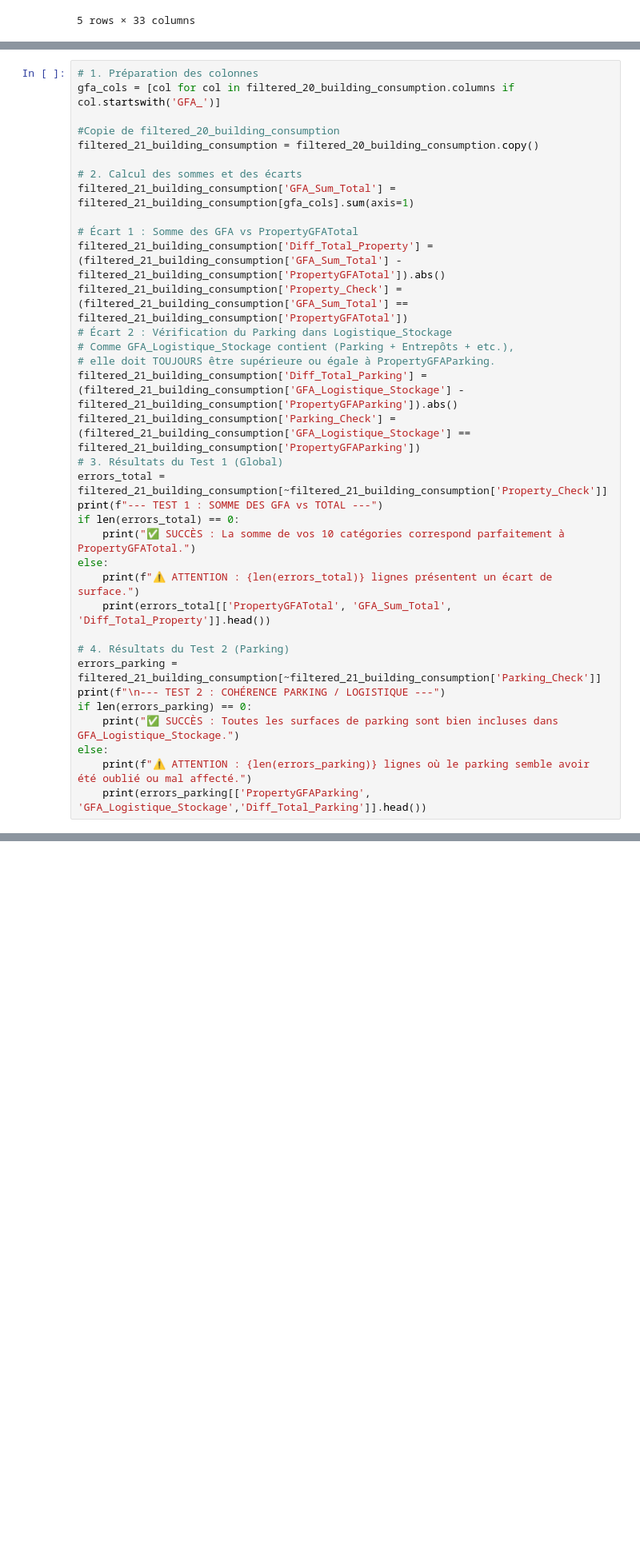
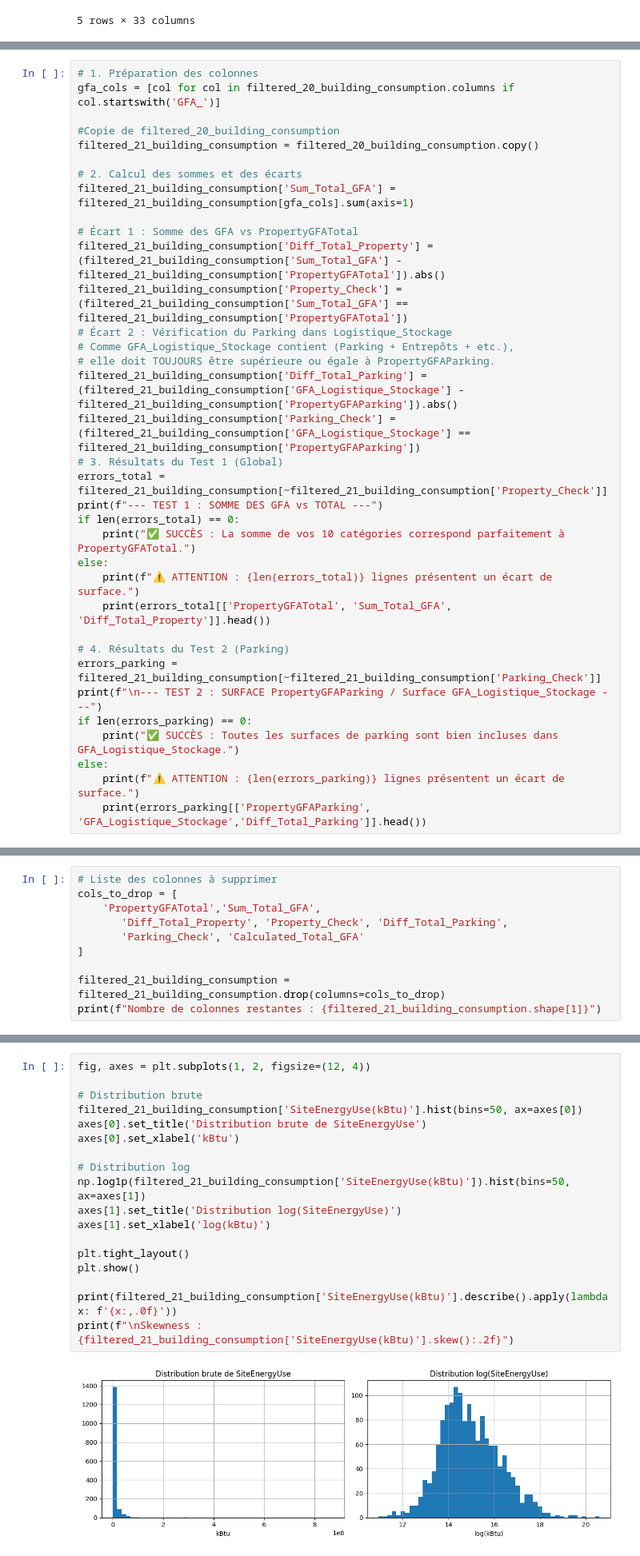
Before and after one commit to AxelFB1992/projet6, a Jupyter notebook: template_modelisation_supervisee.ipynb, the cells around one changed output, grey strips where cells are left out. Shown at 80% size. Cells and saved outputs as stored; diff of their text form; blank space fills up the shorter version.

```diff
--- a/template_modelisation_supervisee.ipynb
+++ b/template_modelisation_supervisee.ipynb
@@ -1545,11 +1534,11 @@ gfa_cols = [col for col in filtered_20_building_consumption.columns if col.start
 filtered_21_building_consumption = filtered_20_building_consumption.copy()
 
 # 2. Calcul des sommes et des écarts
-filtered_21_building_consumption['GFA_Sum_Total'] = filtered_21_building_consumption[gfa_cols].sum(axis=1)
+filtered_21_building_consumption['Sum_Total_GFA'] = filtered_21_building_consumption[gfa_cols].sum(axis=1)
 
 # Écart 1 : Somme des GFA vs PropertyGFATotal
-filtered_21_building_consumption['Diff_Total_Property'] = (filtered_21_building_consumption['GFA_Sum_Total'] - filtered_21_building_consumption['PropertyGFATotal']).abs()
-filtered_21_building_consumption['Property_Check'] = (filtered_21_building_consumption['GFA_Sum_Total'] == filtered_21_building_consumption['PropertyGFATotal'])
+filtered_21_building_consumption['Diff_Total_Property'] = (filtered_21_building_consumption['Sum_Total_GFA'] - filtered_21_building_consumption['PropertyGFATotal']).abs()
+filtered_21_building_consumption['Property_Check'] = (filtered_21_building_consumption['Sum_Total_GFA'] == filtered_21_building_consumption['PropertyGFATotal'])
 # Écart 2 : Vérification du Parking dans Logistique_Stockage
 # Comme GFA_Logistique_Stockage contient (Parking + Entrepôts + etc.),
 # elle doit TOUJOURS être supérieure ou égale à PropertyGFAParking.
@@ -1562,15 +1551,15 @@ if len(errors_total) == 0:
     print("✅ SUCCÈS : La somme de vos 10 catégories correspond parfaitement à PropertyGFATotal.")
 else:
     print(f"⚠️ ATTENTION : {len(errors_total)} lignes présentent un écart de surface.")
-    print(errors_total[['PropertyGFATotal', 'GFA_Sum_Total', 'Diff_Total_Property']].head())
+    print(errors_total[['PropertyGFATotal', 'Sum_Total_GFA', 'Diff_Total_Property']].head())
 
 # 4. Résultats du Test 2 (Parking)
 errors_parking = filtered_21_building_consumption[~filtered_21_building_consumption['Parking_Check']]
-print(f"\n--- TEST 2 : COHÉRENCE PARKING / LOGISTIQUE ---")
+print(f"\n--- TEST 2 : SURFACE PropertyGFAParking / Surface GFA_Logistique_Stockage ---")
 if len(errors_parking) == 0:
     print("✅ SUCCÈS : Toutes les surfaces de parking sont bien incluses dans GFA_Logistique_Stockage.")
 else:
-    print(f"⚠️ ATTENTION : {len(errors_parking)} lignes où le parking semble avoir été oublié ou mal affecté.")
+    print(f"⚠️ ATTENTION : {len(errors_parking)} lignes présentent un écart de surface.")
     print(errors_parking[['PropertyGFAParking', 'GFA_Logistique_Stockage','Diff_Total_Parking']].head())
 # %% [output]
 --- TEST 1 : SOMME DES GFA vs TOTAL ---
@@ -1618,0 +1675,10 @@ Name: Diff_Total_Parking, dtype: float64
+# %%
+# Liste des colonnes à supprimer
+cols_to_drop = [
+    'PropertyGFATotal','Sum_Total_GFA',
+       'Diff_Total_Property', 'Property_Check', 'Diff_Total_Parking',
+       'Parking_Check', 'Calculated_Total_GFA'
+]
+
+filtered_21_building_consumption = filtered_21_building_consumption.drop(columns=cols_to_drop)
+print(f"Nombre de colonnes restantes : {filtered_21_building_consumption.shape[1]}")
@@ -1628,0 +1812,20 @@ A réaliser :
+# %%
+fig, axes = plt.subplots(1, 2, figsize=(12, 4))
+
+# Distribution brute
+filtered_21_building_consumption['SiteEnergyUse(kBtu)'].hist(bins=50, ax=axes[0])
+axes[0].set_title('Distribution brute de SiteEnergyUse')
+axes[0].set_xlabel('kBtu')
+
+# Distribution log
+np.log1p(filtered_21_building_consumption['SiteEnergyUse(kBtu)']).hist(bins=50, ax=axes[1])
+axes[1].set_title('Distribution log(SiteEnergyUse)')
+axes[1].set_xlabel('log(kBtu)')
+
+plt.tight_layout()
+plt.show()
+
+print(filtered_21_building_consumption['SiteEnergyUse(kBtu)'].describe().apply(lambda x: f'{x:,.0f}'))
+print(f"\nSkewness : {filtered_21_building_consumption['SiteEnergyUse(kBtu)'].skew():.2f}")
+# %% [output]
+[figure, added]
```
Also changed, not shown: parts of 37 cells of this notebook.
